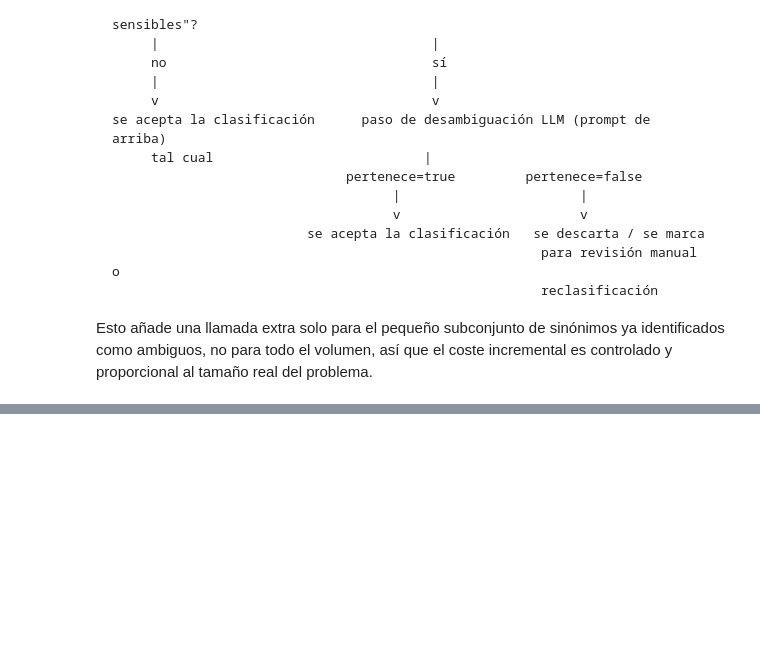
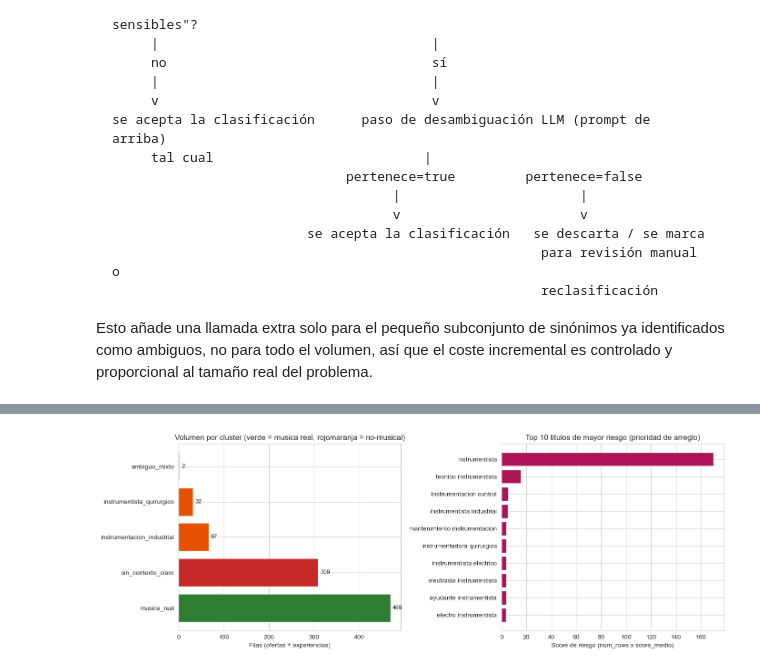
Before and after one commit to arboldeku/infojobs-caso-taxonomia, a Jupyter notebook: notebooks/analisis_taxonomia_musico.ipynb, the cells around one changed output, grey strips where cells are left out. Cells and saved outputs as stored; diff of their text form; code cells hidden in the pictures; blank space fills up the shorter version.

```diff
--- a/notebooks/analisis_taxonomia_musico.ipynb
+++ b/notebooks/analisis_taxonomia_musico.ipynb
@@ -382,0 +401,10 @@ tamaño real del problema.
+# %%
+no_musica = df[df["cluster"].isin(["instrumentacion_industrial", "instrumentista_quirurgico", "sin_contexto_claro"])].copy()
+no_musica["riesgo"] = no_musica["num_rows"] * no_musica["score_medio"]
+
+top10 = no_musica.sort_values("riesgo", ascending=False).head(10)
+cobertura_top10 = top10["num_rows"].sum() / no_musica["num_rows"].sum()
+
+print(f"Los 10 titulos de mayor riesgo cubren el {cobertura_top10:.1%} de todo el volumen no-musical.")
+print(f"(de un total de {len(no_musica)} titulos distintos en los clusters problematicos)")
+top10[["titulo_original", "cluster", "score_medio", "num_rows", "riesgo"]]
@@ -382,0 +431,25 @@ tamaño real del problema.
+# %%
+import seaborn as sns
+
+sns.set_style("whitegrid")
+fig, axes = plt.subplots(1, 2, figsize=(14, 5))
+
+# Panel izquierdo: volumen por cluster, coloreando musica_real en verde y el resto en rojos
+cluster_order = resumen.index.tolist()
+colors = ["#2e7d32" if c == "musica_real" else "#c62828" if c == "sin_contexto_claro" else "#e65100" for c in cluster_order]
+axes[0].barh(cluster_order, resumen["filas_totales"], color=colors)
+axes[0].set_xlabel("Filas (ofertas + experiencias)")
+axes[0].set_title("Volumen por cluster (verde = musica real, rojo/naranja = no-musical)")
+for i, v in enumerate(resumen["filas_totales"]):
+    axes[0].text(v + 5, i, f"{v:.0f}", va="center", fontsize=9)
+
+# Panel derecho: top 10 por riesgo
+axes[1].barh(top10["titulo_original"][::-1], top10["riesgo"][::-1], color="#ad1457")
+axes[1].set_xlabel("Score de riesgo (num_rows x score_medio)")
+axes[1].set_title("Top 10 titulos de mayor riesgo (prioridad de arreglo)")
+
+plt.tight_layout()
+plt.savefig("../docs/dashboard_chart_volumen_y_riesgo.png", dpi=150, bbox_inches="tight")
+plt.show()
+# %% [output]
+[figure, added]
```
Also changed, not shown: parts of 8 cells of this notebook, 3 other files.
